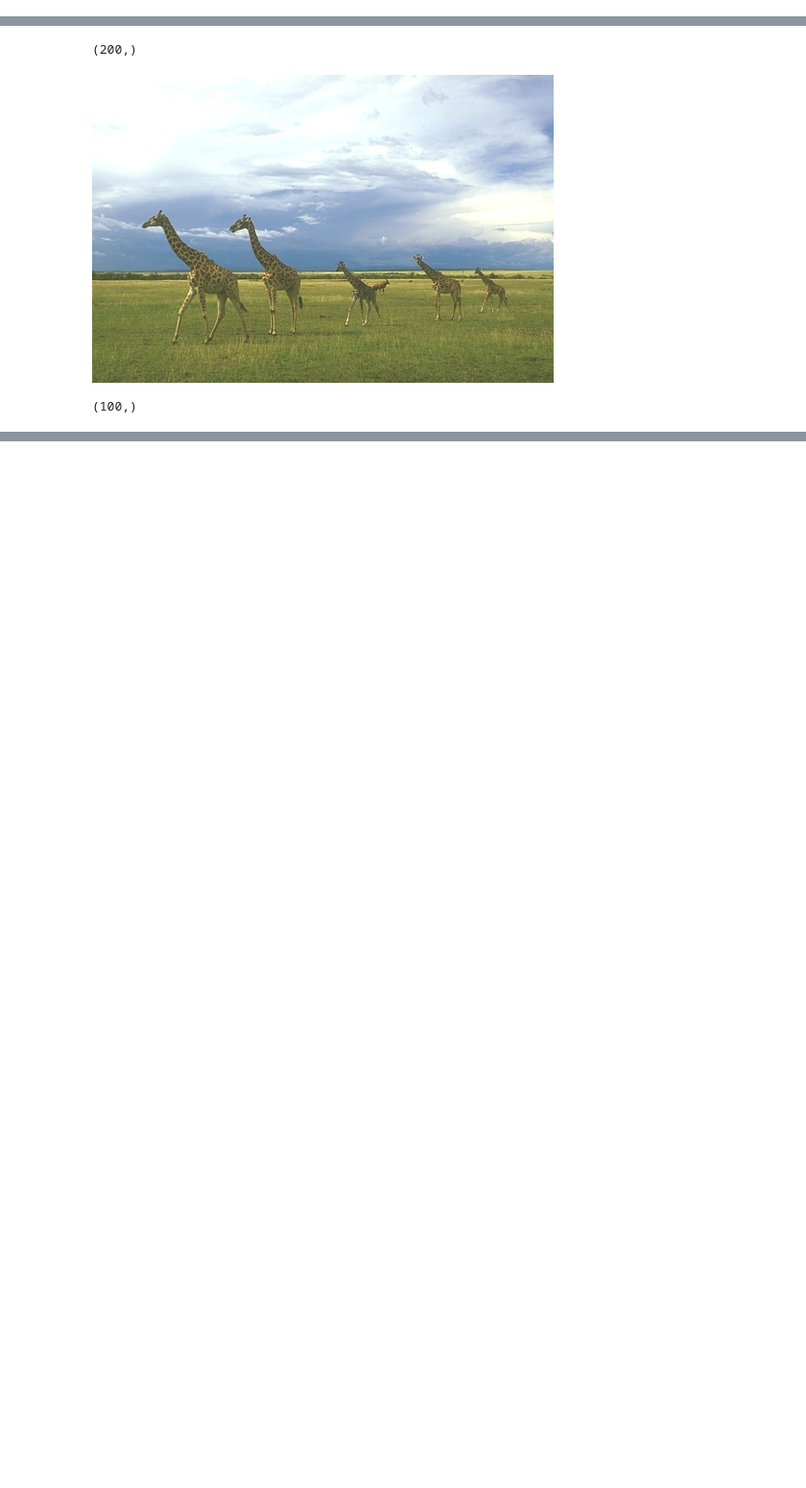
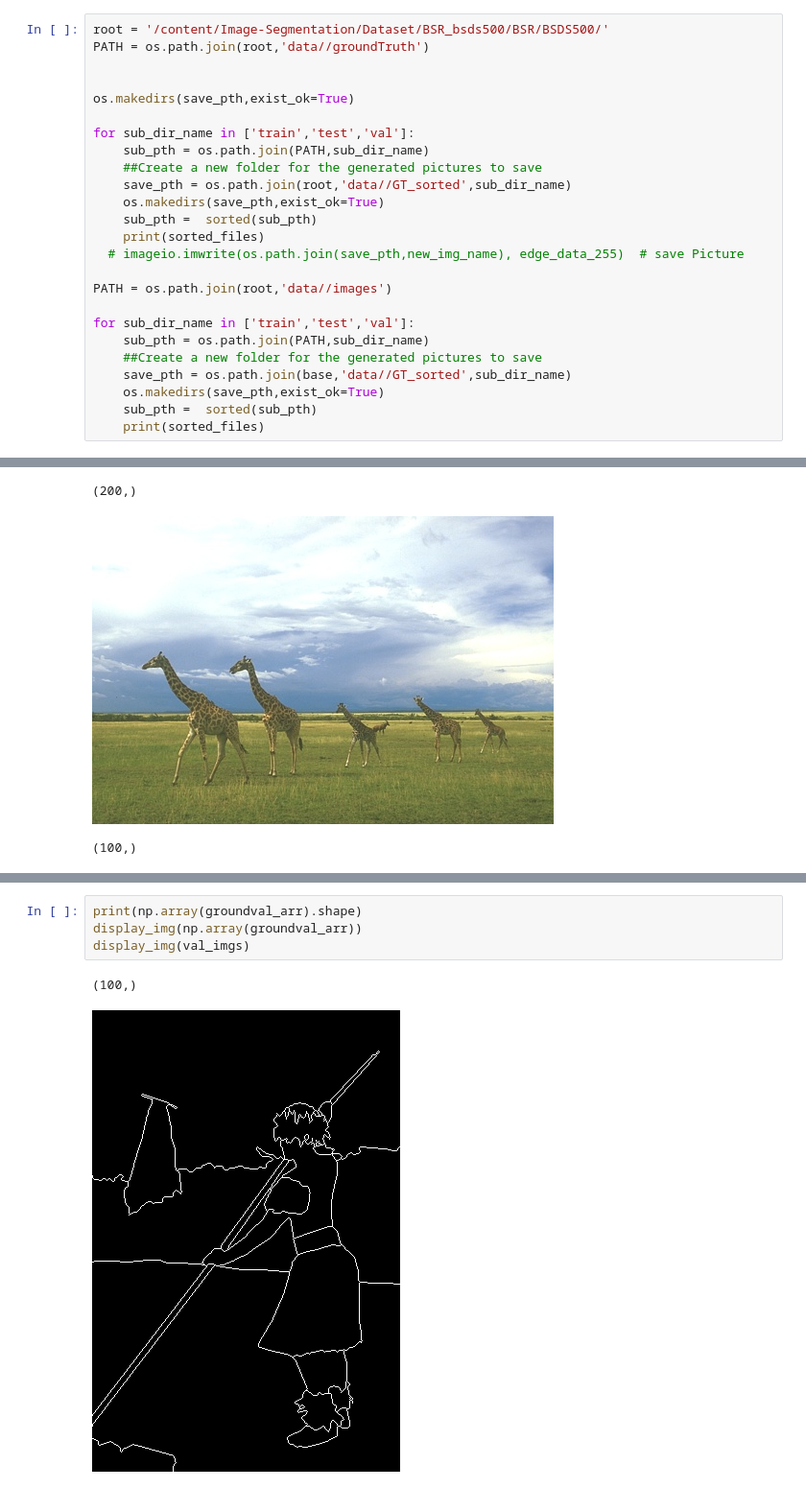
Before and after one commit to osamasherif22/Image-Segmentation, a Jupyter notebook: PR_Ass_2_Image_Segmentation_.ipynb, the cells around one changed output, grey strips where cells are left out. Shown at 96% size. Cells and saved outputs as stored; diff of their text form; blank space fills up the shorter version.

Commit message:
Reading the ground truth

```diff
--- a/PR_Ass_2_Image_Segmentation_.ipynb
+++ b/PR_Ass_2_Image_Segmentation_.ipynb
@@ -13,0 +16,25 @@ Resolving deltas: 100% (6/6), done.
+# %%
+root = '/content/Image-Segmentation/Dataset/BSR_bsds500/BSR/BSDS500/'
+PATH = os.path.join(root,'data//groundTruth')
+
+
+os.makedirs(save_pth,exist_ok=True)
+
+for sub_dir_name in ['train','test','val']:
+    sub_pth = os.path.join(PATH,sub_dir_name)
+    ##Create a new folder for the generated pictures to save
+    save_pth = os.path.join(root,'data//GT_sorted',sub_dir_name)
+    os.makedirs(save_pth,exist_ok=True)
+    sub_pth =  sorted(sub_pth)
+    print(sorted_files)
+  # imageio.imwrite(os.path.join(save_pth,new_img_name), edge_data_255)  # save Picture
+
+PATH = os.path.join(root,'data//images')
+
+for sub_dir_name in ['train','test','val']:
+    sub_pth = os.path.join(PATH,sub_dir_name)
+    ##Create a new folder for the generated pictures to save
+    save_pth = os.path.join(base,'data//GT_sorted',sub_dir_name)
+    os.makedirs(save_pth,exist_ok=True)
+    sub_pth =  sorted(sub_pth)
+    print(sorted_files)
@@ -66,0 +200,7 @@ val_imgs.shape
+# %%
+print(np.array(groundval_arr).shape)
+display_img(np.array(groundval_arr))
+display_img(val_imgs)
+# %% [output]
+(100,)
+[figure, added]
```
Also changed, not shown: parts of 7 cells of this notebook.
